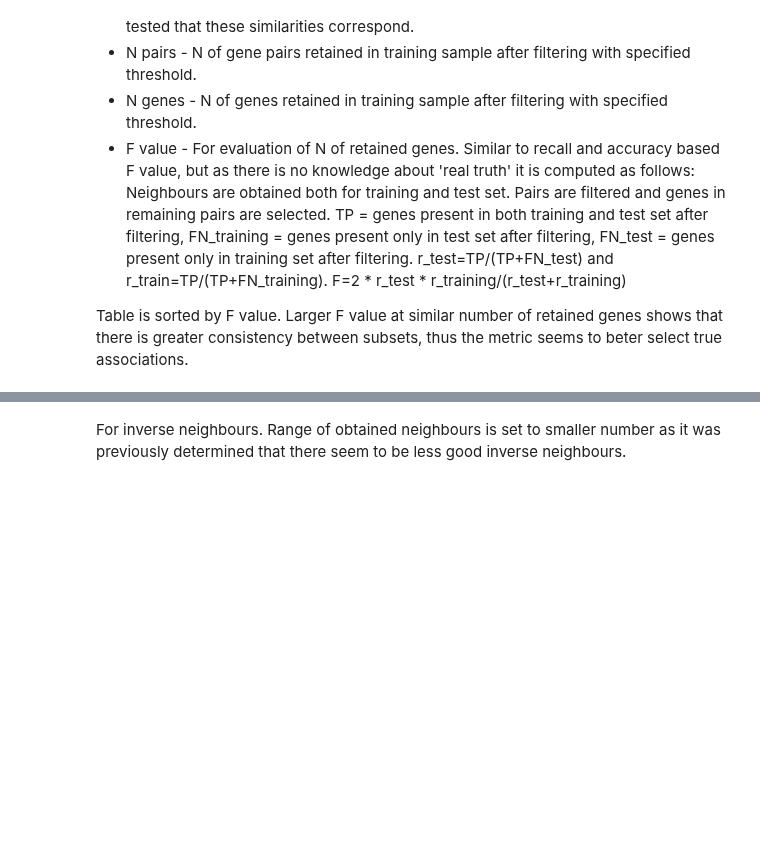
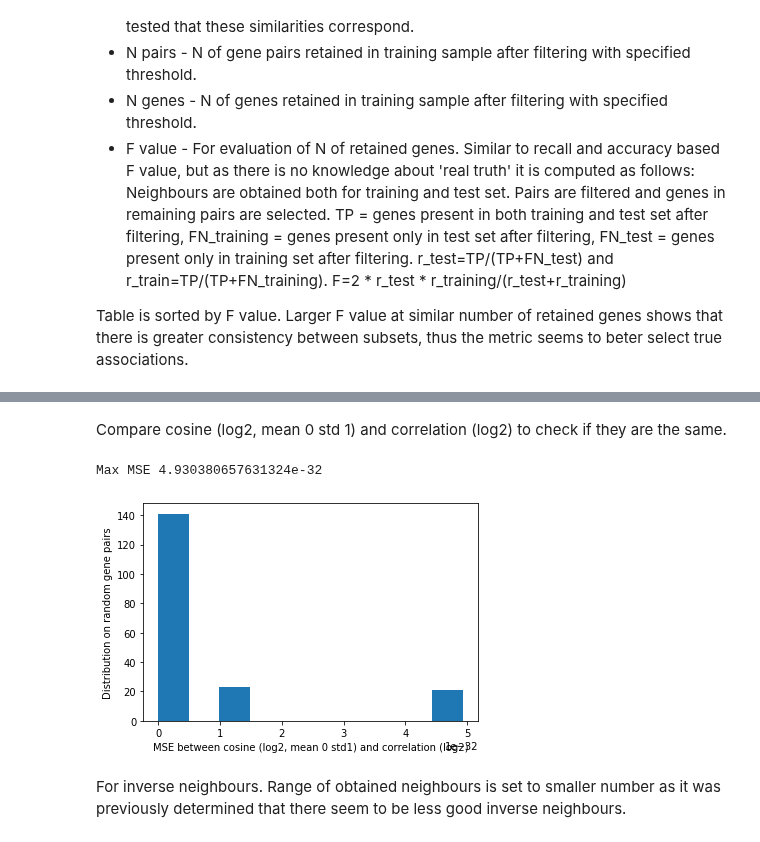
Before and after one commit to biolab/baylor-dicty, a Jupyter notebook: networks/gene_selection.ipynb, the cells around one changed output, grey strips where cells are left out. Saved outputs shown, nothing was run; the diff lists cells and outputs as text; code cells hidden in the pictures; blank space fills up the shorter version.

```diff
--- a/networks/gene_selection.ipynb
+++ b/networks/gene_selection.ipynb
@@ -131,3 +142,22 @@ data_summary_params.sort_values(by='F value',ascending=False)
+# %% [markdown]
+Compare cosine (log2, mean 0 std 1) and correlation (log2) to check if they are the same.
+# %%
+random_pairs=RandomSimilarityCalculatorNavigator(None,None).get_random_pairs(n_points=genes.shape[0],n_pairs=200)
+mse=[]
+for pair in random_pairs:
+    gene1=np.log2(genes.iloc[pair[0],:]+1)
+    gene2=np.log2(genes.iloc[pair[1],:]+1)
+    if not ((gene1==0).all() or (gene2==0).all() ):
+        cos=cosine(pp.scale(gene1),pp.scale(gene2))
+        cor=correlation(gene1,gene2)
+        mse.append((cos-cor)**2)
+plt.hist(mse)
+plt.xlabel('MSE between cosine (log2, mean 0 std1) and correlation (log2)')
+plt.ylabel('Distribution on random gene pairs')
+print('Max MSE',max(mse))
+# %% [output]
+Max MSE 4.930380657631324e-32
+[figure, added]
 # %% [markdown]
 For inverse neighbours. Range of obtained neighbours is set to smaller number as it was previously determined that there seem to be less good inverse neighbours.
 # %%
```
Also changed, not shown: parts of 5 cells of this notebook, 7 other files.
